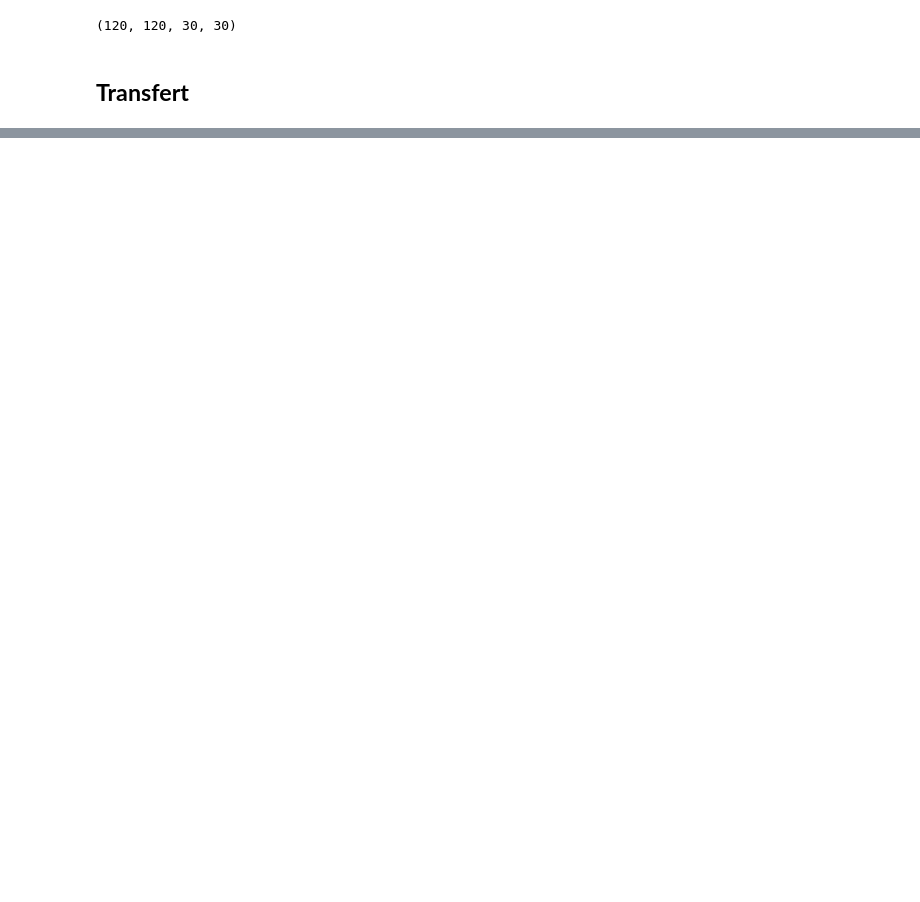
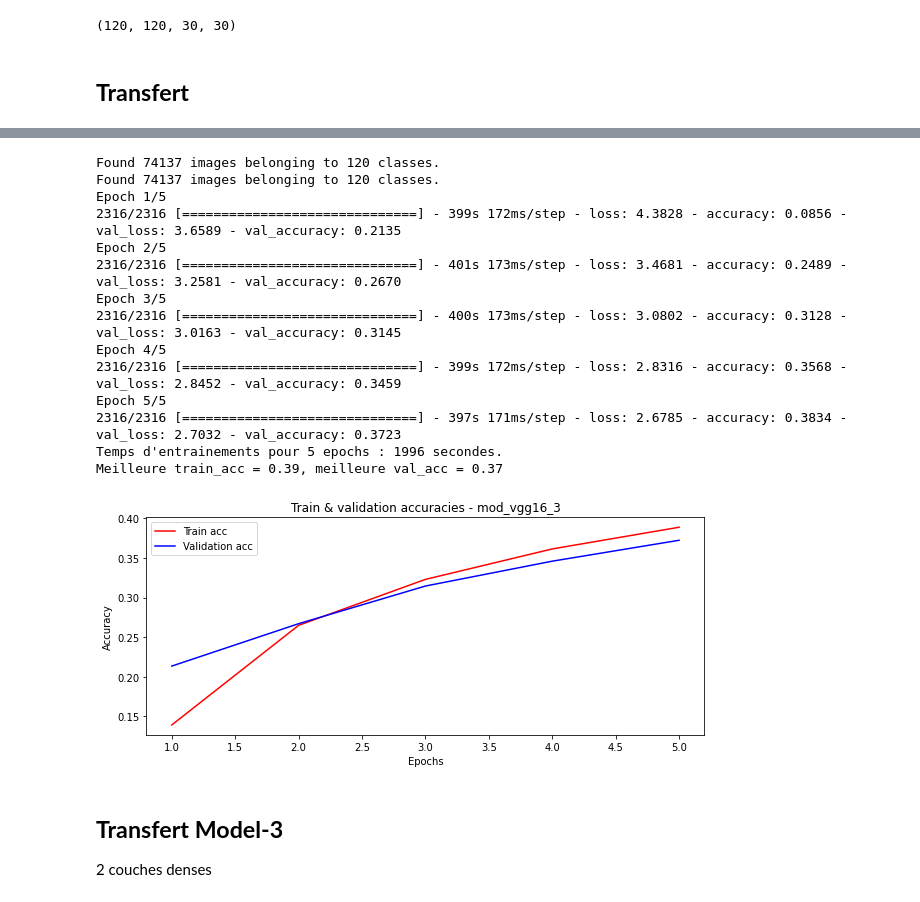
Before and after one commit to MarcLefevreFr/OpenClassrooms, a Jupyter notebook: P6/P6_TL_01.ipynb, the cells around one changed output, grey strips where cells are left out. Saved outputs shown, nothing was run; the diff lists cells and outputs as text; code cells hidden in the pictures; blank space fills up the shorter version.

```diff
--- a/P6/P6_TL_01.ipynb
+++ b/P6/P6_TL_01.ipynb
@@ -199,0 +406,24 @@ _________________________________________________________________
+# %%
+# import vgg16 sans les couches denses
+model_VGG16_3 = VGG16(weights = 'imagenet', include_top = False, input_shape = (224,224,3))
+
+# définition de la sortie du model convo
+# on zappe la dernière couche de pooling qui rendrait des images trop petites
+
+for layer in model_VGG16_3.layers :
+    layer.trainable = False
+# %%
+# partie dense
+# entrée
+x = model_VGG16_3.output
+# applatissement
+x = GlobalAveragePooling2D()(x)
+# dense 120 avec RelU
+#x = Dense(120, activation = "relu")(x)
+# dropout
+# x = Dropout(0.1)(x)
+# couche Dense 120 sortie
+preds = Dense(120, activation = "softmax")(x)
+# %%
+mod_VGG16_3 = Model(inputs = model_VGG16_3.input, outputs = preds)
+mod_VGG16_3.summary()
@@ -199,0 +448,19 @@ _________________________________________________________________
+# %%
+train_gen, val_gen = create_generator(BATCH, PATH_TRAIN, (224, 224))
+modelize(mod_VGG16_3, 5, train_gen, val_gen,  TRAIN_STEPS, VAL_STEPS, "mod_vgg16_3", "adam", 1)
+# %% [output]
+Found 74137 images belonging to 120 classes.
+Found 74137 images belonging to 120 classes.
+Epoch 1/5
+2316/2316 [==============================] - 399s 172ms/step - loss: 4.3828 - accuracy: 0.0856 - val_loss: 3.6589 - val_accuracy: 0.2135
+Epoch 2/5
+2316/2316 [==============================] - 401s 173ms/step - loss: 3.4681 - accuracy: 0.2489 - val_loss: 3.2581 - val_accuracy: 0.2670
+Epoch 3/5
+2316/2316 [==============================] - 400s 173ms/step - loss: 3.0802 - accuracy: 0.3128 - val_loss: 3.0163 - val_accuracy: 0.3145
+Epoch 4/5
+2316/2316 [==============================] - 399s 172ms/step - loss: 2.8316 - accuracy: 0.3568 - val_loss: 2.8452 - val_accuracy: 0.3459
+Epoch 5/5
+2316/2316 [==============================] - 397s 171ms/step - loss: 2.6785 - accuracy: 0.3834 - val_loss: 2.7032 - val_accuracy: 0.3723
+Temps d'entrainements pour 5 epochs : 1996 secondes.
+Meilleure train_acc = 0.39, meilleure val_acc = 0.37
+[figure, added]
@@ -199,0 +469,3 @@ _________________________________________________________________
+# %% [markdown]
+## **Transfert Model-3**<br>
+2 couches denses
```
Also changed, not shown: parts of 47 cells of this notebook.
